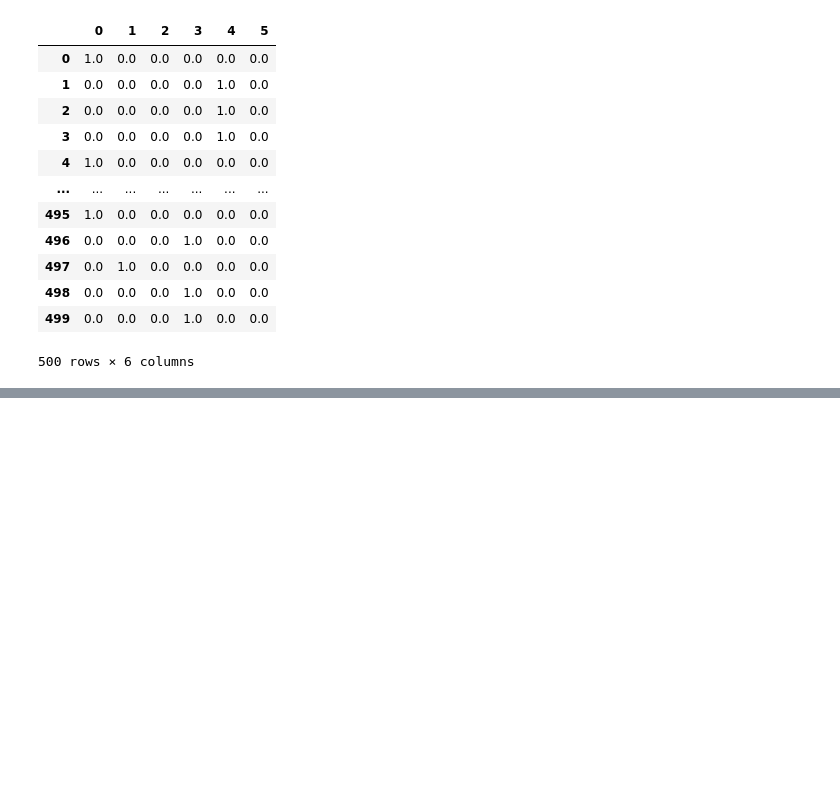
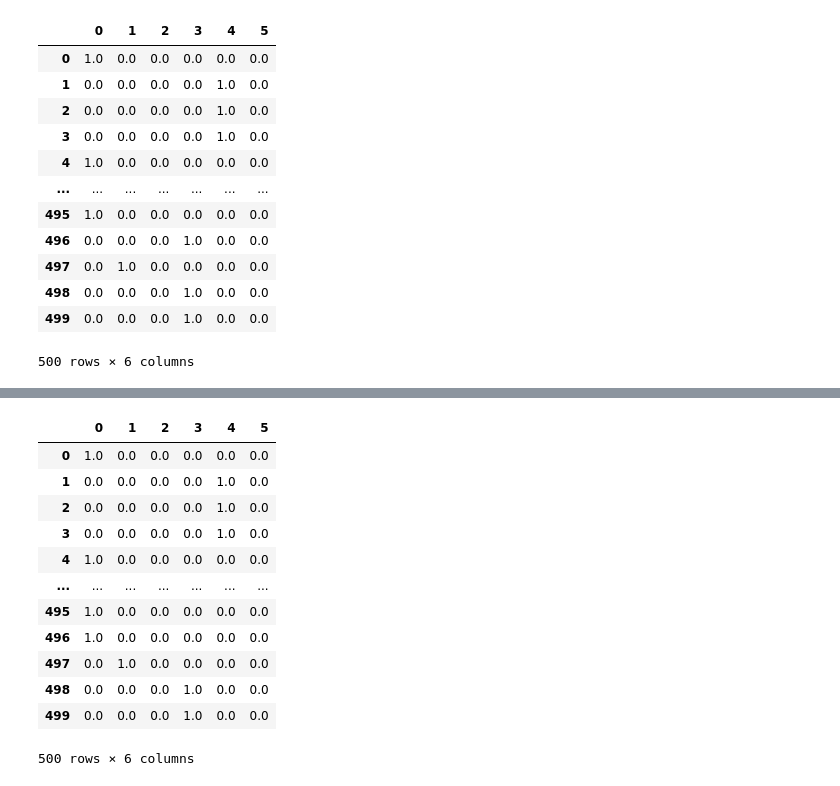
Before and after one commit to quqixun/RL-Python-Pytorch, a Jupyter notebook: Chapter5-时序差分价值迭代/5.4-案例：出租车调度.ipynb, the cells around one changed output, grey strips where cells are left out. Drawn from its saved outputs; the diff is of its cells as text; code cells hidden in the pictures; blank space fills up the shorter version.

```diff
--- a/Chapter5-时序差分价值迭代/5.4-案例：出租车调度.ipynb
+++ b/Chapter5-时序差分价值迭代/5.4-案例：出租车调度.ipynb
@@ -145,0 +235,19 @@ pd.DataFrame(policy)
+# %%
+# 显示最优策略估计
+
+policy = np.eye(agent.action_n)[agent.q.argmax(axis=-1)]
+pd.DataFrame(policy)
+# %% [output]
+|  | 0 | 1 | 2 | 3 | 4 | 5 |
+| 0 | 1.0 | 0.0 | 0.0 | 0.0 | 0.0 | 0.0 |
+| 1 | 0.0 | 0.0 | 0.0 | 0.0 | 1.0 | 0.0 |
+| 2 | 0.0 | 0.0 | 0.0 | 0.0 | 1.0 | 0.0 |
+| 3 | 0.0 | 0.0 | 0.0 | 0.0 | 1.0 | 0.0 |
+| 4 | 1.0 | 0.0 | 0.0 | 0.0 | 0.0 | 0.0 |
+| ... | ... | ... | ... | ... | ... | ... |
+| 495 | 1.0 | 0.0 | 0.0 | 0.0 | 0.0 | 0.0 |
+| 496 | 1.0 | 0.0 | 0.0 | 0.0 | 0.0 | 0.0 |
+| 497 | 0.0 | 1.0 | 0.0 | 0.0 | 0.0 | 0.0 |
+| 498 | 0.0 | 0.0 | 0.0 | 1.0 | 0.0 | 0.0 |
+| 499 | 0.0 | 0.0 | 0.0 | 1.0 | 0.0 | 0.0 |
+500 rows × 6 columns
```
Also changed, not shown: parts of 5 cells of this notebook.
